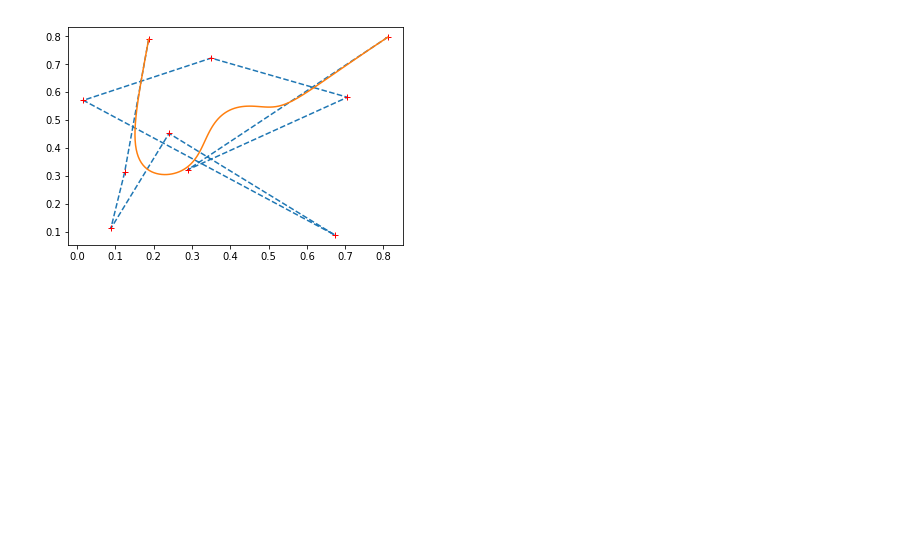
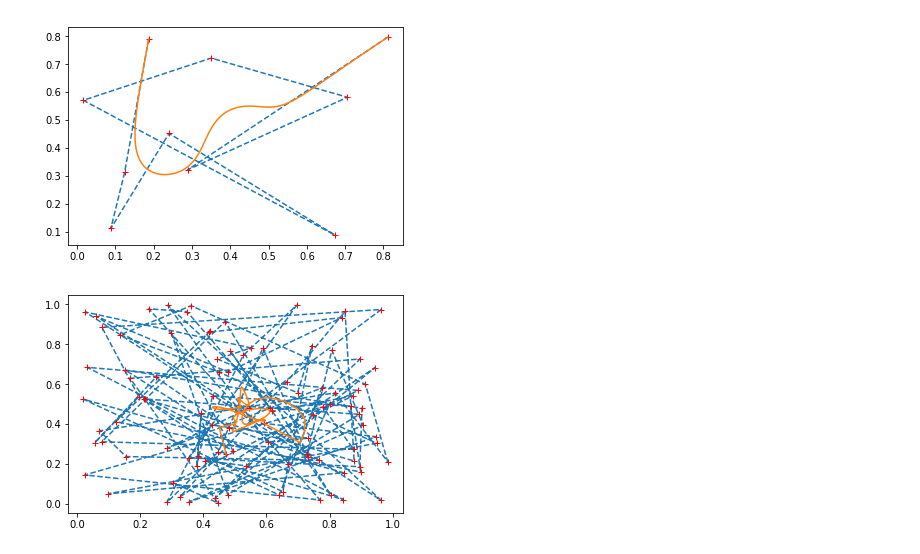
Before and after one commit to adhishagc/bezier-curve-python, a Jupyter notebook: Bezier_Curve_Representation.ipynb, the cells around one changed output. Saved outputs shown, nothing was run; the diff lists cells and outputs as text; code cells hidden in the pictures; blank space fills up the shorter version.

```diff
--- a/Bezier_Curve_Representation.ipynb
+++ b/Bezier_Curve_Representation.ipynb
@@ -290,3 +290,8 @@ n_points = 10
 random_bezier(n_points)
 # %% [output]
 [figure]
+# %%
+n_points = 100
+random_bezier(n_points)
+# %% [output]
+[figure, added]
```
